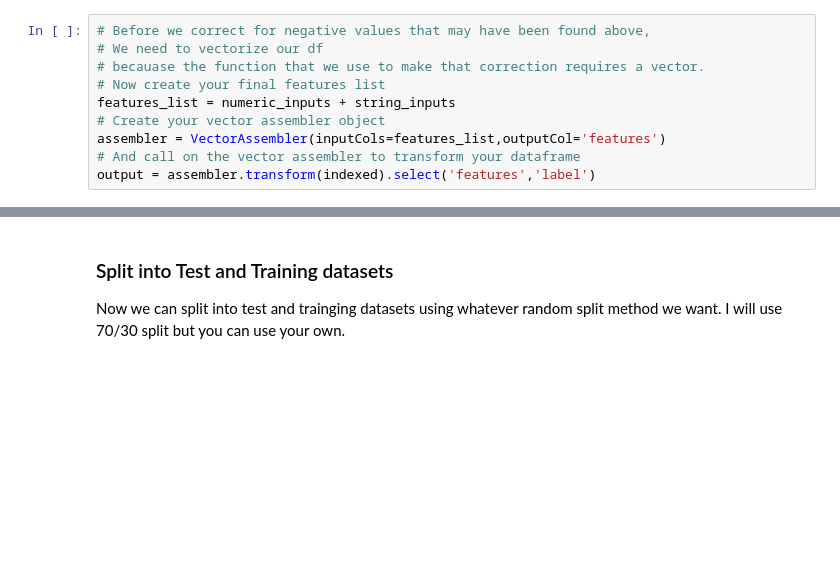
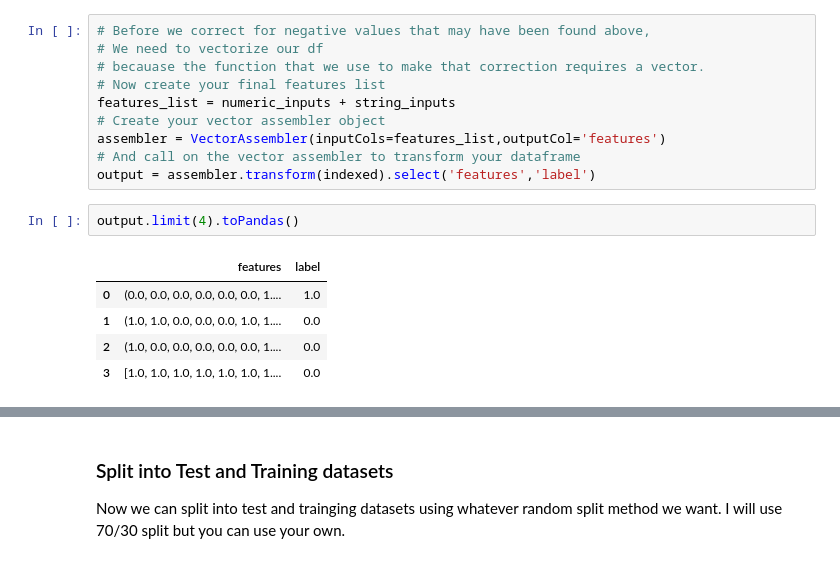
Before and after one commit to euguroglu/PySpark_Tutorial, a Jupyter notebook: ML_01_Classification_in_PySparks_MLlib_without_functions.ipynb, the cells around one changed output, grey strips where cells are left out. Saved outputs shown, nothing was run; the diff lists cells and outputs as text; blank space fills up the shorter version.

```diff
--- a/ML_01_Classification_in_PySparks_MLlib_without_functions.ipynb
+++ b/ML_01_Classification_in_PySparks_MLlib_without_functions.ipynb
@@ -257,6 +257,14 @@ features_list = numeric_inputs + string_inputs
 assembler = VectorAssembler(inputCols=features_list,outputCol='features')
 # And call on the vector assembler to transform your dataframe
 output = assembler.transform(indexed).select('features','label')
+# %%
+output.limit(4).toPandas()
+# %% [output]
+|  | features | label |
+| 0 | (0.0, 0.0, 0.0, 0.0, 0.0, 0.0, 1.... | 1.0 |
+| 1 | (1.0, 1.0, 0.0, 0.0, 0.0, 1.0, 1.... | 0.0 |
+| 2 | (1.0, 0.0, 0.0, 0.0, 0.0, 0.0, 1.... | 0.0 |
+| 3 | [1.0, 1.0, 1.0, 1.0, 1.0, 1.0, 1.... | 0.0 |
 # %%
 # Create the mix max scaler object
 # This is what will correct for negative values
```
Also changed, not shown: parts of 11 cells of this notebook.
